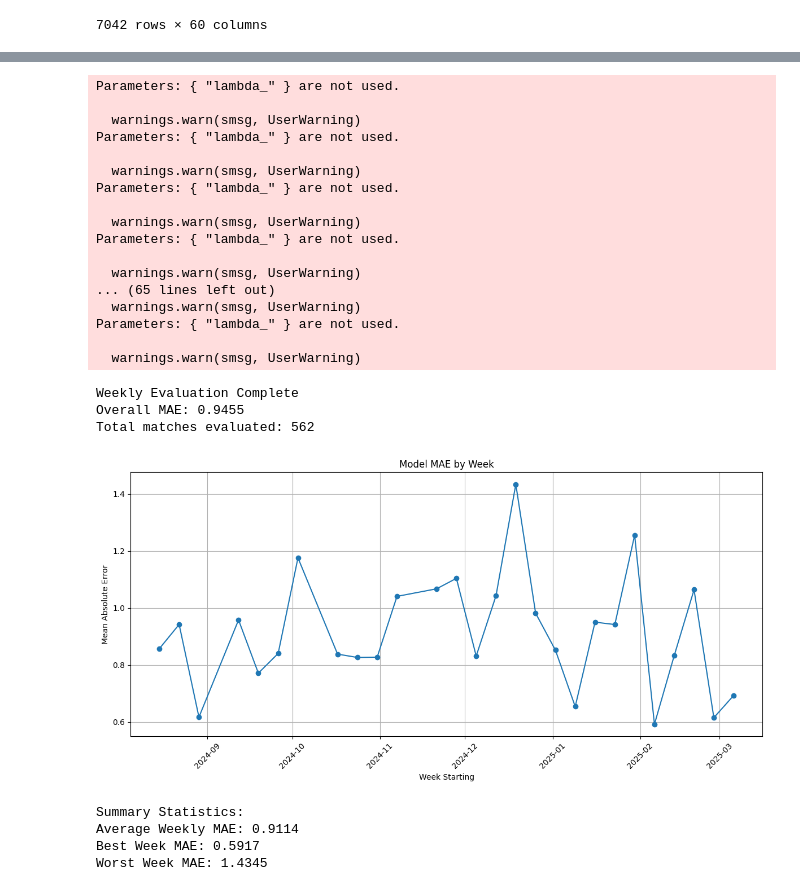
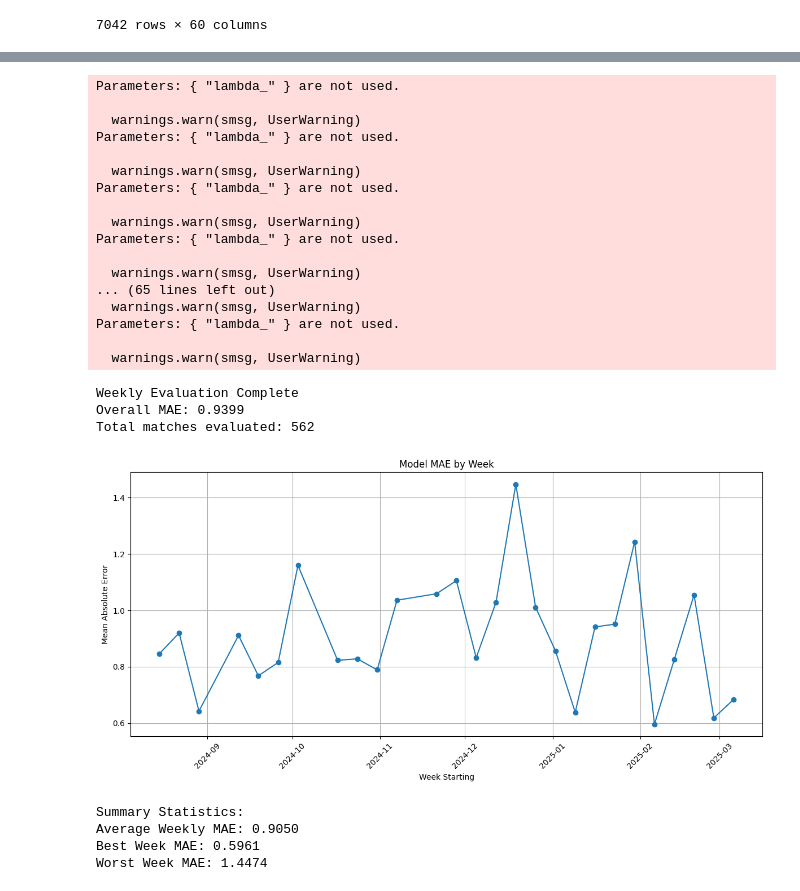
Before and after one commit to louis-porter/team-eval, a Jupyter notebook: ml/xgboost_model.ipynb, the cells around one changed output, grey strips where cells are left out. Drawn from its saved outputs; the diff is of its cells as text; code cells hidden in the pictures.

```diff
--- a/ml/xgboost_model.ipynb
+++ b/ml/xgboost_model.ipynb
@@ -385,20 +385,22 @@ y_test = y[final_df['match_date'] >= feb_2025_cutoff]
 print(f"Training set size: {X_train.shape[0]} samples")
 print(f"Test set size: {X_test.shape[0]} samples")
 
+model_params = {
+        'n_estimators': 100,
+        'learning_rate': 0.06,
+        'max_depth': 3,
+        'subsample': 0.9,
+        'colsample_bytree': 0.9,
+        'min_child_weight': 4,
+        'gamma': 0,
+        'alpha': 1,
+        'lambda_': 1,
+        'random_state': 26,
+        'enable_categorical': True
+    }
+
 # Train an XGBoost model
-model = xgb.XGBRegressor(
-    n_estimators=125,
-    learning_rate=0.02,
-    max_depth=3,
-    subsample=0.75,
-    colsample_bytree=0.8,
-    min_child_weight=1,
-    gamma=0,
-    alpha=1,
-    lambda_=1,
-    random_state=26,
-    enable_categorical=True  # Enable categorical feature support
-)
+model = xgb.XGBRegressor(objective='count:poisson', **model_params)
 
 model.fit(X_train, y_train)
 
@@ -1016,20 +1136,6 @@ def evaluate_weekly(final_df, start_date, end_date, feature_cols, target_col="go
         if col in X.columns:
             X[col] = X[col].astype('category')
 
-    # Set up XGBoost model parameters
-    model_params = {
-        'n_estimators': 125,
-        'learning_rate': 0.02,
-        'max_depth': 3,
-        'subsample': 0.75,
-        'colsample_bytree': 0.8,
-        'min_child_weight': 1,
-        'gamma': 0,
-        'alpha': 1,
-        'lambda_': 1,
-        'random_state': 26,
-        'enable_categorical': True
-    }
 
     # Loop through each week
     week_count = 0
@@ -1068,7 +1174,7 @@ def evaluate_weekly(final_df, start_date, end_date, feature_cols, target_col="go
             print(f"Training on {len(X_train)} matches, testing on {len(X_test)} matches")
 
         # Train model
-        model = xgb.XGBRegressor(**model_params)
+        model = xgb.XGBRegressor(objective='count:poisson',**model_params)
         model.fit(X_train, y_train)
 
         # Make predictions
@@ -1153,36 +1259,36 @@ plt.xticks(rotation=45)
 plt.tight_layout()
 plt.show()
 
 # Print summary statistics
 print("\nSummary Statistics:")
 print(f"Average Weekly MAE: {weekly_results['mae'].mean():.4f}")
 print(f"Best Week MAE: {weekly_results['mae'].min():.4f}")
 print(f"Worst Week MAE: {weekly_results['mae'].max():.4f}")
 
 all_predictions.to_csv("preds.csv")
 # %% [output]
 Parameters: { "lambda_" } are not used.
 
   warnings.warn(smsg, UserWarning)
 Parameters: { "lambda_" } are not used.
 
   warnings.warn(smsg, UserWarning)
 Parameters: { "lambda_" } are not used.
 
   warnings.warn(smsg, UserWarning)
 Parameters: { "lambda_" } are not used.
 
   warnings.warn(smsg, UserWarning)
 ... (65 lines left out)
   warnings.warn(smsg, UserWarning)
 Parameters: { "lambda_" } are not used.
 
   warnings.warn(smsg, UserWarning)
 Weekly Evaluation Complete
-Overall MAE: 0.9455
+Overall MAE: 0.9399
 Total matches evaluated: 562
-[figure, old version]
+[figure, new version]
 Summary Statistics:
-Average Weekly MAE: 0.9114
-Best Week MAE: 0.5917
-Worst Week MAE: 1.4345
+Average Weekly MAE: 0.9050
+Best Week MAE: 0.5961
+Worst Week MAE: 1.4474
```
Also changed, not shown: parts of 6 cells of this notebook, 1 other file.
